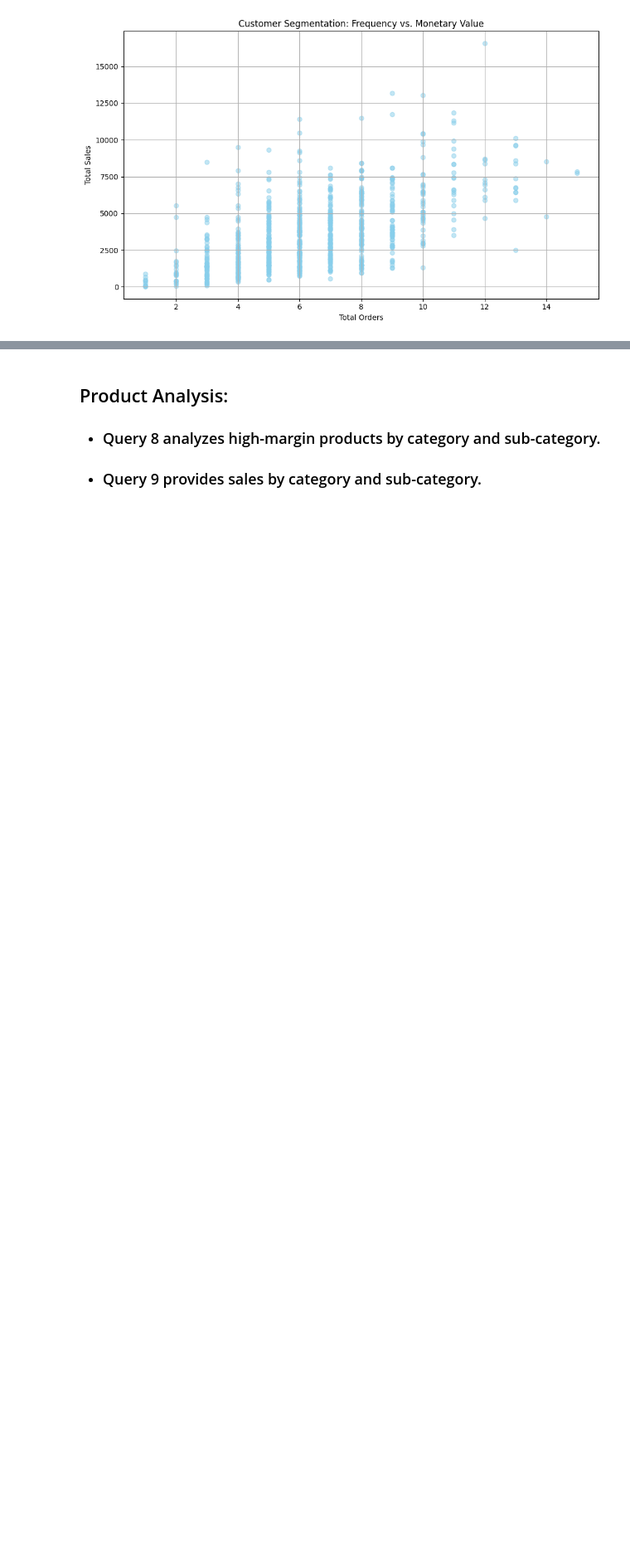
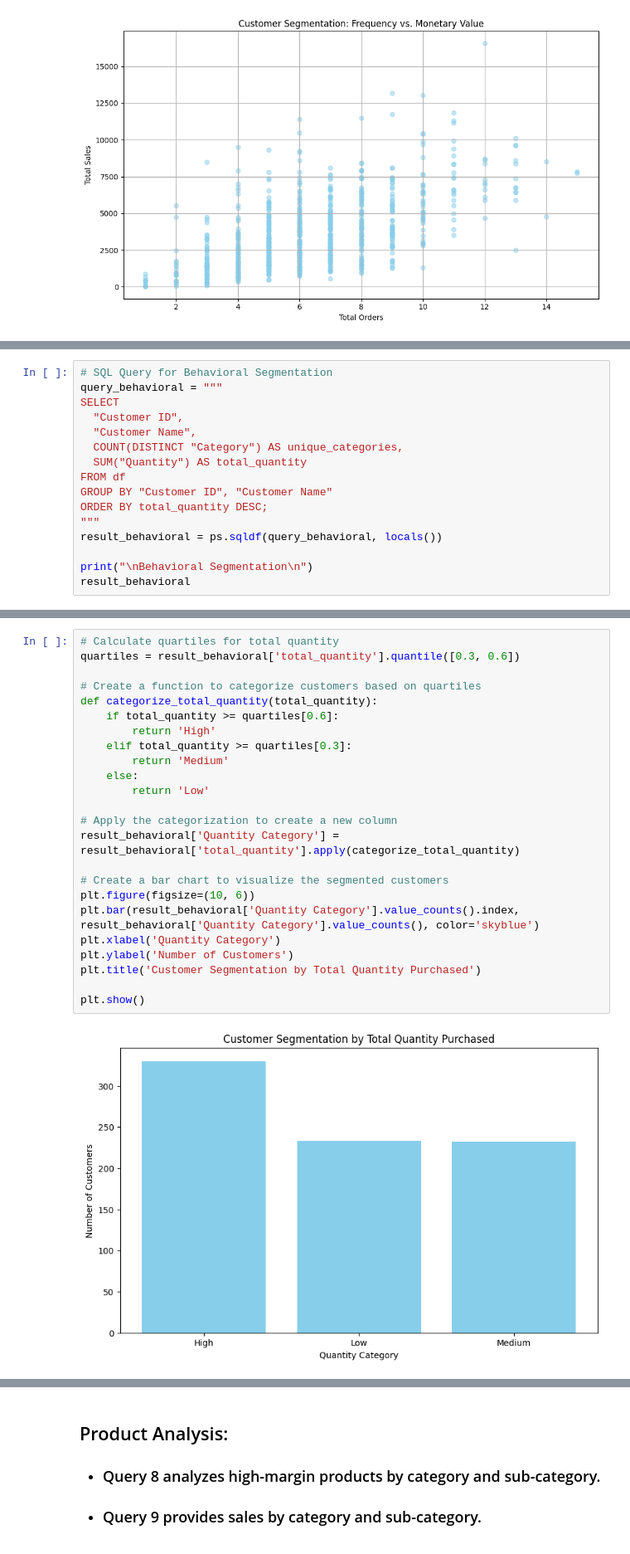
Before and after one commit to analyst-ankita/EU-Superstore-Analysis, a Jupyter notebook: superstore-analysis.ipynb, the cells around one changed output, grey strips where cells are left out. Shown at 83% size. Cells and saved outputs as stored; diff of their text form; blank space fills up the shorter version.

```diff
--- a/superstore-analysis.ipynb
+++ b/superstore-analysis.ipynb
@@ -292,0 +315,16 @@ plt.show()
+# %%
+# SQL Query for Behavioral Segmentation
+query_behavioral = """
+SELECT
+  "Customer ID",
+  "Customer Name",
+  COUNT(DISTINCT "Category") AS unique_categories,
+  SUM("Quantity") AS total_quantity
+FROM df
+GROUP BY "Customer ID", "Customer Name"
+ORDER BY total_quantity DESC;
+"""
+result_behavioral = ps.sqldf(query_behavioral, locals())
+
+print("\nBehavioral Segmentation\n")
+result_behavioral
@@ -292,0 +346,26 @@ plt.show()
+# %%
+# Calculate quartiles for total quantity
+quartiles = result_behavioral['total_quantity'].quantile([0.3, 0.6])
+
+# Create a function to categorize customers based on quartiles
+def categorize_total_quantity(total_quantity):
+    if total_quantity >= quartiles[0.6]:
+        return 'High'
+    elif total_quantity >= quartiles[0.3]:
+        return 'Medium'
+    else:
+        return 'Low'
+
+# Apply the categorization to create a new column
+result_behavioral['Quantity Category'] = result_behavioral['total_quantity'].apply(categorize_total_quantity)
+
+# Create a bar chart to visualize the segmented customers
+plt.figure(figsize=(10, 6))
+plt.bar(result_behavioral['Quantity Category'].value_counts().index, result_behavioral['Quantity Category'].value_counts(), color='skyblue')
+plt.xlabel('Quantity Category')
+plt.ylabel('Number of Customers')
+plt.title('Customer Segmentation by Total Quantity Purchased')
+
+plt.show()
+# %% [output]
+[figure, added]
```
Also changed, not shown: parts of 13 cells of this notebook.
